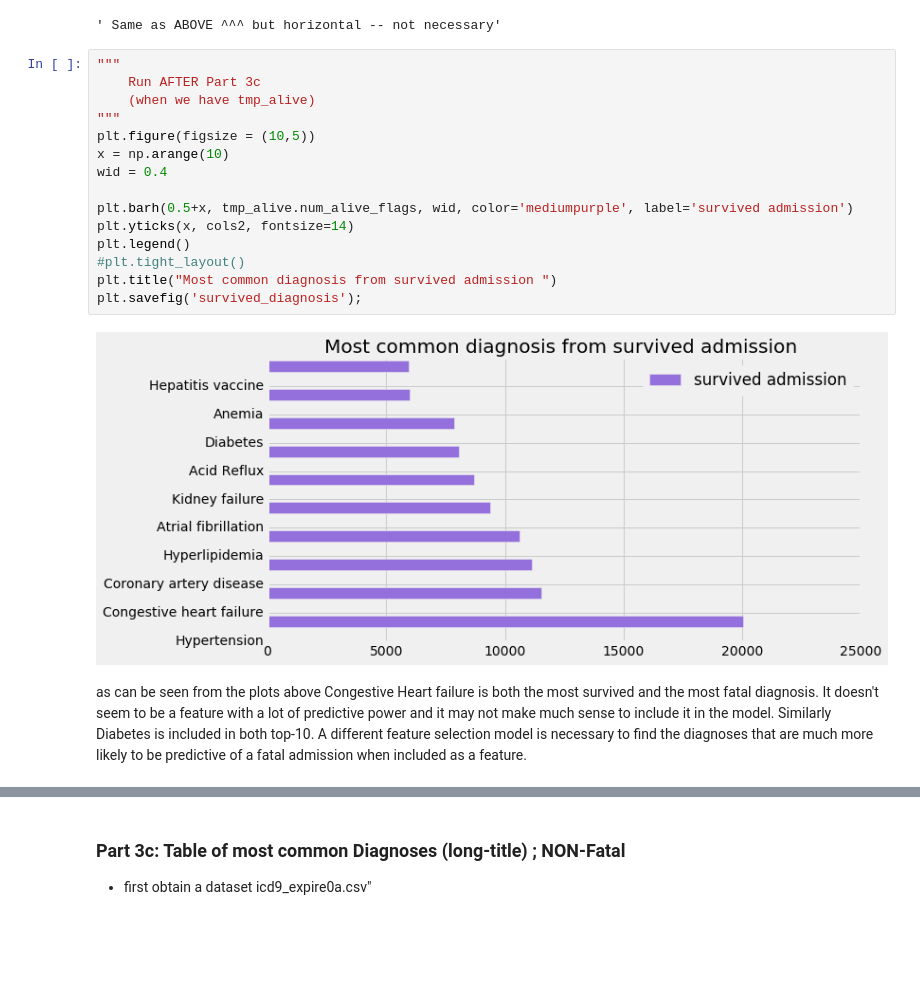
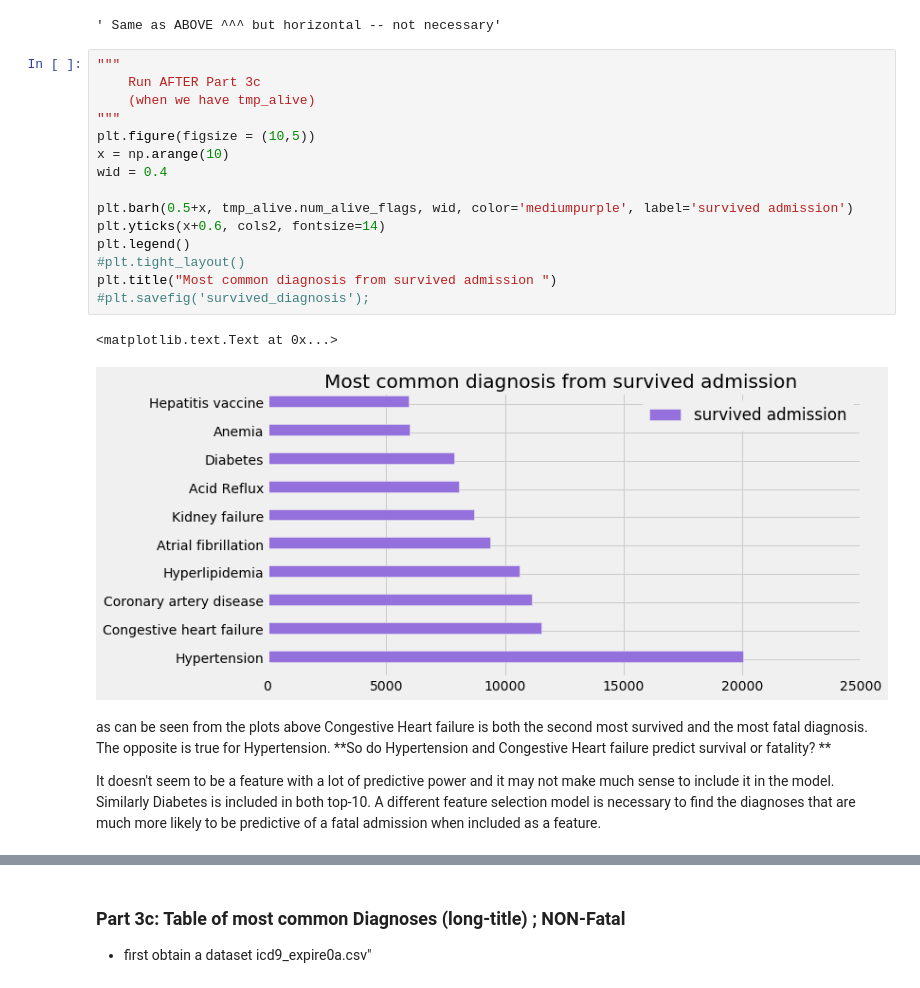
Before and after one commit to billiescodes/mortality_in_ICU, a Jupyter notebook: 01_ExploratoryAnalysis.ipynb, the cells around one changed output, grey strips where cells are left out. Cells and saved outputs as stored; diff of their text form; blank space fills up the shorter version.

```diff
--- a/01_ExploratoryAnalysis.ipynb
+++ b/01_ExploratoryAnalysis.ipynb
@@ -780,19 +780,23 @@ plt.savefig('fatal_diagnoses',DPI=600);
 # %%
 """
     Run AFTER Part 3c
     (when we have tmp_alive)
 """
 plt.figure(figsize = (10,5))
 x = np.arange(10)
 wid = 0.4
 
 plt.barh(0.5+x, tmp_alive.num_alive_flags, wid, color='mediumpurple', label='survived admission')
-plt.yticks(x, cols2, fontsize=14)
+plt.yticks(x+0.6, cols2, fontsize=14)
 plt.legend()
 #plt.tight_layout()
 plt.title("Most common diagnosis from survived admission ")
-plt.savefig('survived_diagnosis');
+#plt.savefig('survived_diagnosis');
 # %% [output]
+<matplotlib.text.Text at 0x...>
-[figure, old version]
+[figure, new version]
 # %% [markdown]
-as can be seen from the plots above Congestive Heart failure is both the most survived and the most fatal diagnosis. It doesn't seem to be a feature with a lot of predictive power and it may not make much sense to include it in the model. Similarly Diabetes is included in both top-10. A different feature selection model is necessary to find the diagnoses that are much more likely to be predictive of a fatal admission when included as a feature.
+as can be seen from the plots above Congestive Heart failure is both the second most survived and the most fatal diagnosis. The opposite is true for Hypertension.
+**So do Hypertension and Congestive Heart failure predict survival or fatality? **
+
+It doesn't seem to be a feature with a lot of predictive power and it may not make much sense to include it in the model. Similarly Diabetes is included in both top-10. A different feature selection model is necessary to find the diagnoses that are much more likely to be predictive of a fatal admission when included as a feature.
```
Also changed, not shown: parts of 2 cells of this notebook.
